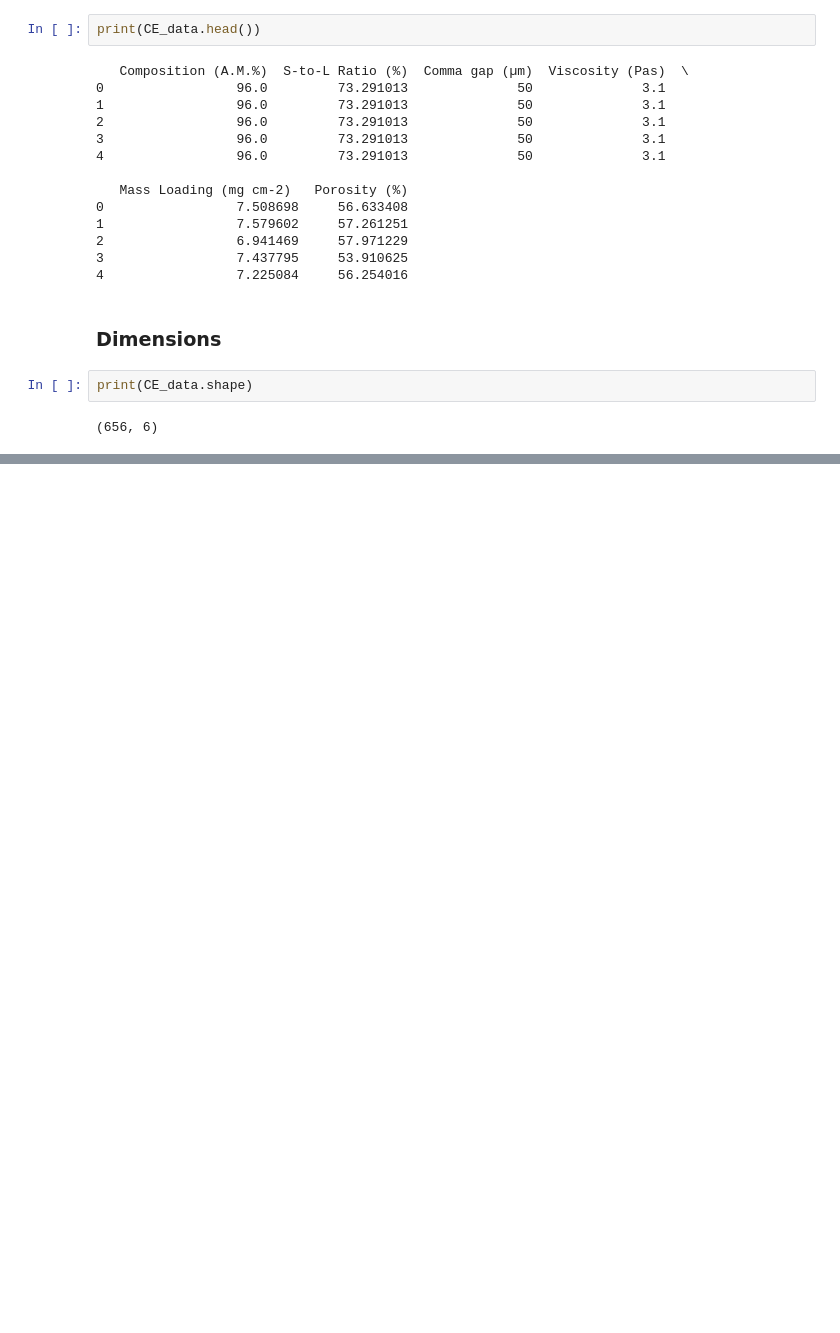
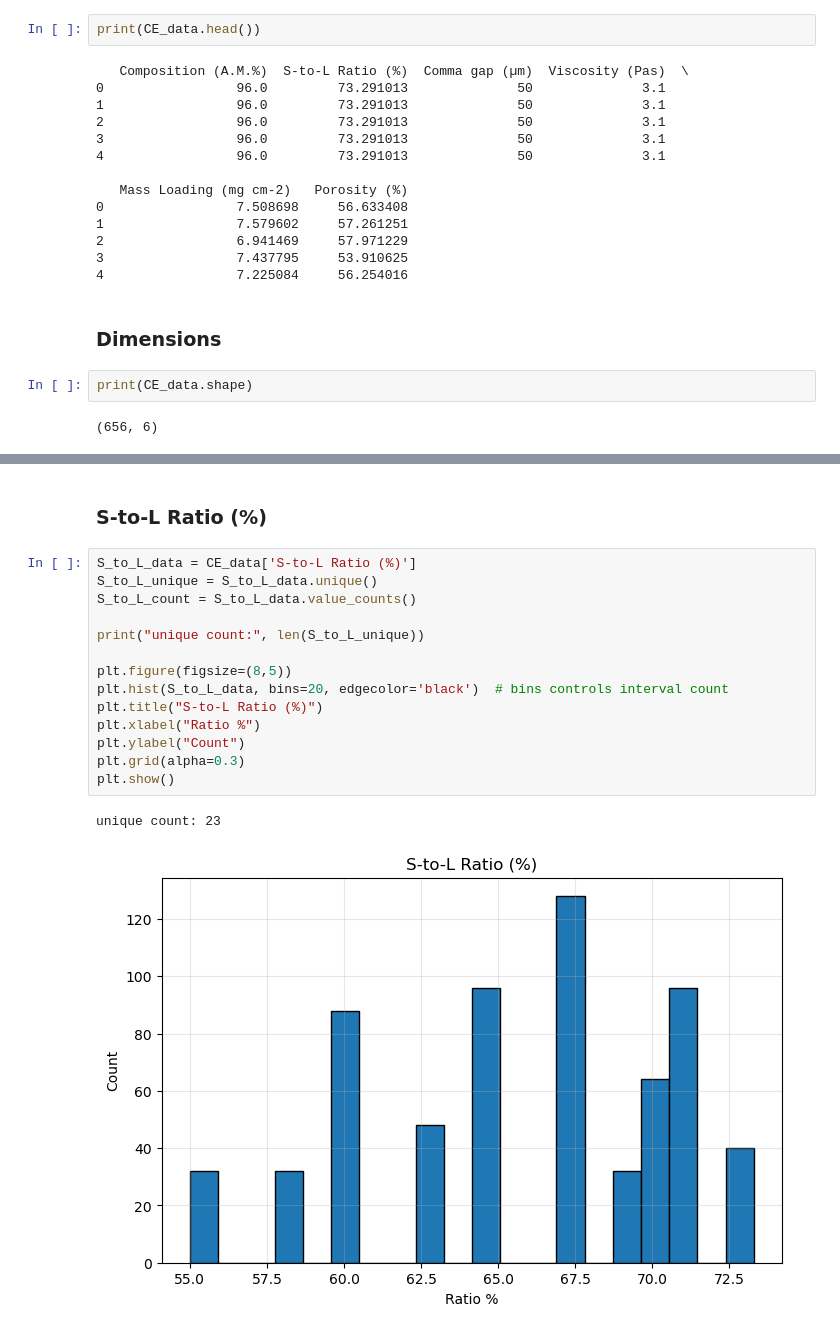
Before and after one commit to chrisslettebo/Master-Thesis, a Jupyter notebook: Preprocessing/preprocesses.ipynb, the cells around one changed output, grey strips where cells are left out. Drawn from its saved outputs; the diff is of its cells as text; blank space fills up the shorter version.

Commit message:
looked more at the data

```diff
--- a/Preprocessing/preprocesses.ipynb
+++ b/Preprocessing/preprocesses.ipynb
@@ -34,0 +56,19 @@ print(CE_data.shape)
+# %% [markdown]
+<h3> S-to-L Ratio (%)
+# %%
+S_to_L_data = CE_data['S-to-L Ratio (%)']
+S_to_L_unique = S_to_L_data.unique()
+S_to_L_count = S_to_L_data.value_counts()
+
+print("unique count:", len(S_to_L_unique))
+
+plt.figure(figsize=(8,5))
+plt.hist(S_to_L_data, bins=20, edgecolor='black')  # bins controls interval count
+plt.title("S-to-L Ratio (%)")
+plt.xlabel("Ratio %")
+plt.ylabel("Count")
+plt.grid(alpha=0.3)
+plt.show()
+# %% [output]
+unique count: 23
+[figure, added]
```
Also changed, not shown: parts of 11 cells of this notebook.
